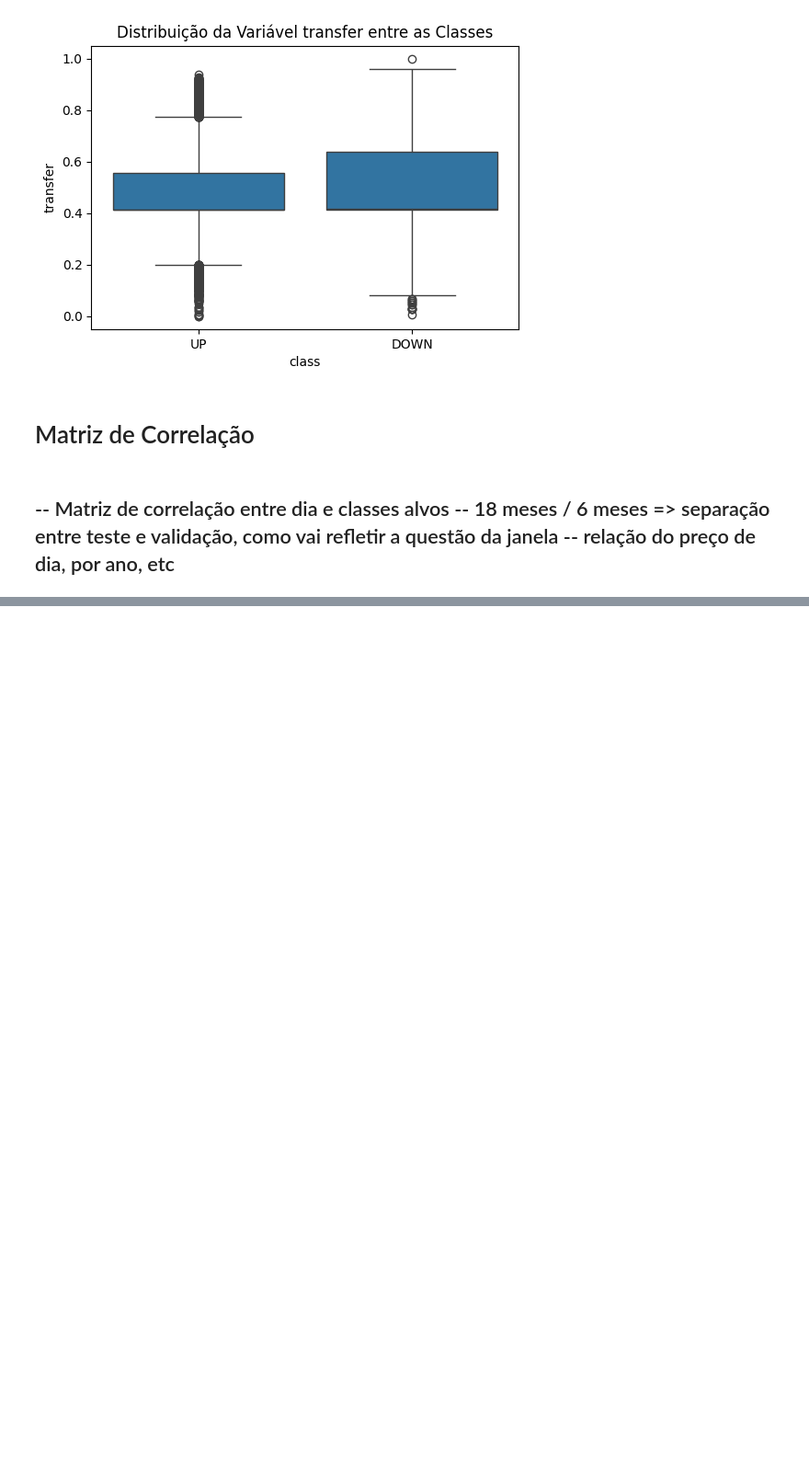
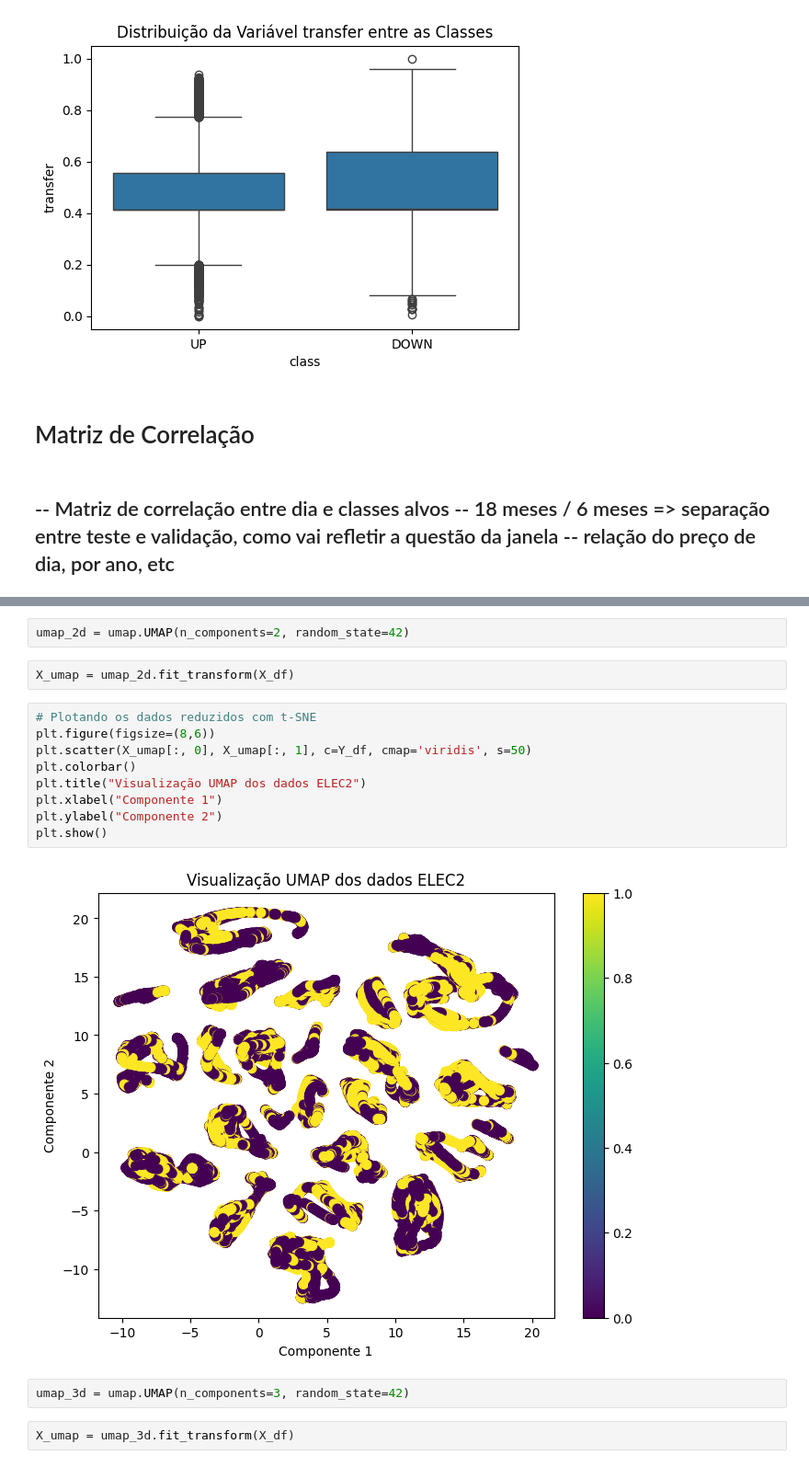
Before and after one commit to GuilhermeMaciel75/SI5-ELEC2, a Jupyter notebook: SI5.ipynb, the cells around one changed output, grey strips where cells are left out. Shown at 92% size. Saved outputs shown, nothing was run; the diff lists cells and outputs as text; blank space fills up the shorter version.

```diff
--- a/SI5.ipynb
+++ b/SI5.ipynb
@@ -185,0 +244,19 @@ for col in df.select_dtypes(include=[np.number]).columns:
+# %%
+umap_2d = umap.UMAP(n_components=2, random_state=42)
+# %%
+X_umap = umap_2d.fit_transform(X_df)
+# %%
+# Plotando os dados reduzidos com t-SNE
+plt.figure(figsize=(8,6))
+plt.scatter(X_umap[:, 0], X_umap[:, 1], c=Y_df, cmap='viridis', s=50)
+plt.colorbar()
+plt.title("Visualização UMAP dos dados ELEC2")
+plt.xlabel("Componente 1")
+plt.ylabel("Componente 2")
+plt.show()
+# %% [output]
+[figure, added]
+# %%
+umap_3d = umap.UMAP(n_components=3, random_state=42)
+# %%
+X_umap = umap_3d.fit_transform(X_df)
```
Also changed, not shown: parts of 22 cells of this notebook, 1 other file.
